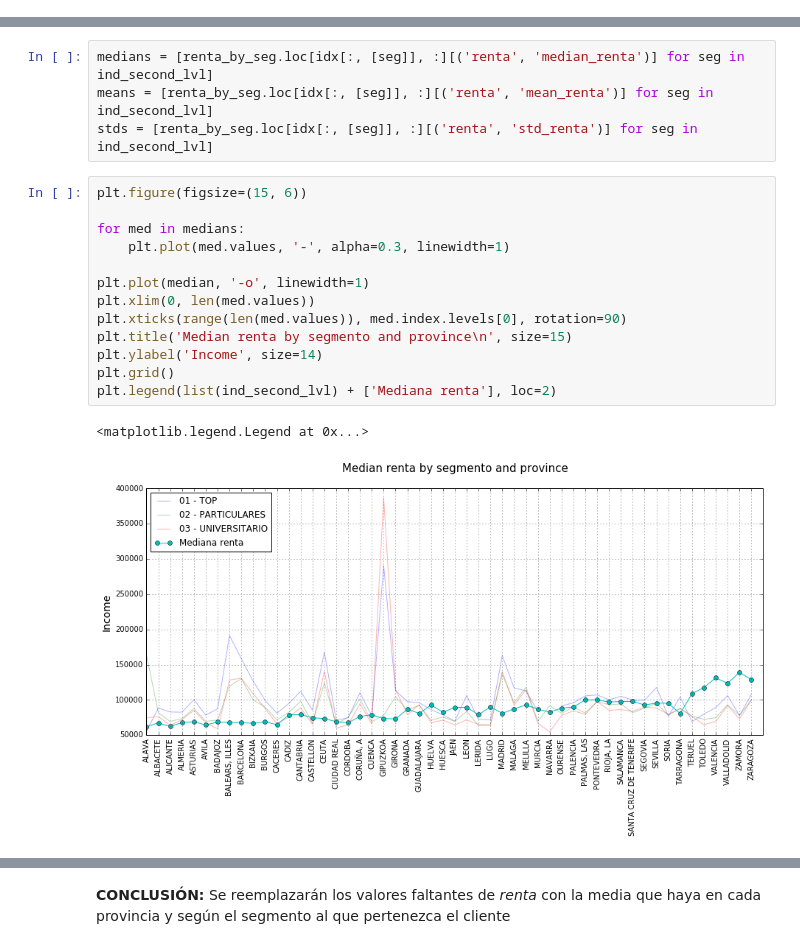
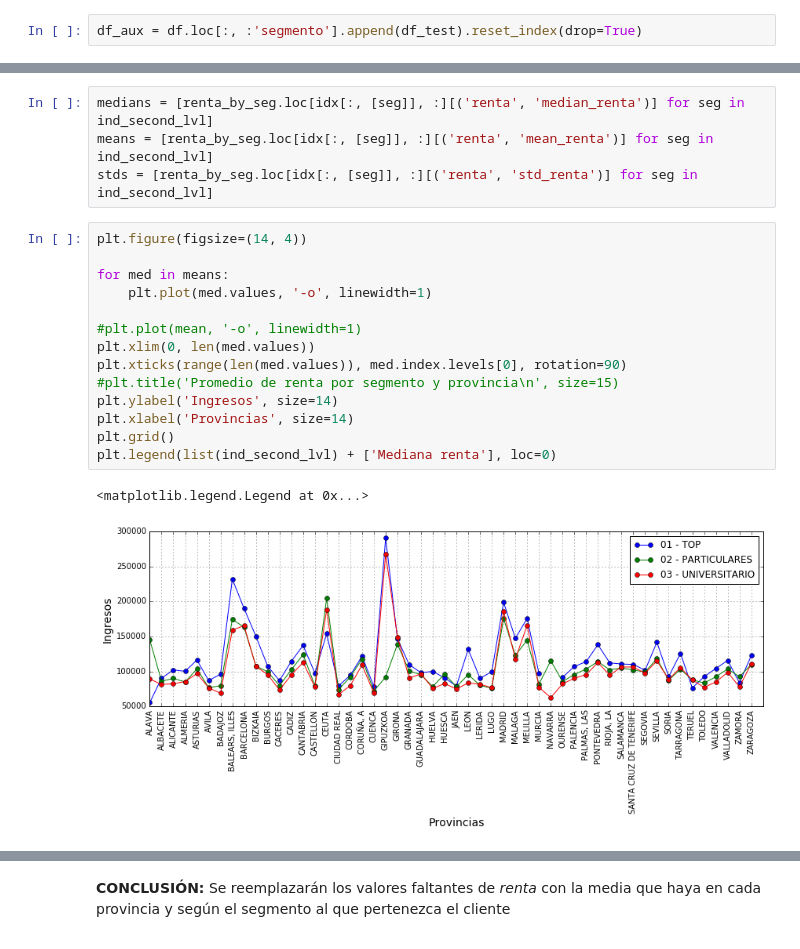
Before and after one commit to sergioml/degree_project, a Jupyter notebook: data_exploration_V2.ipynb, the cells around one changed output, grey strips where cells are left out. Saved outputs shown, nothing was run; the diff lists cells and outputs as text.

```diff
--- a/data_exploration_V2.ipynb
+++ b/data_exploration_V2.ipynb
@@ -250,0 +249,2 @@ May 2016  |931453        |27875         |0.03008    |920194        |26272
+# %%
+df_aux = df.loc[:, :'segmento'].append(df_test).reset_index(drop=True)
@@ -391,21 +473,22 @@ medians = [renta_by_seg.loc[idx[:, [seg]], :][('renta', 'median_renta')] for seg
 means = [renta_by_seg.loc[idx[:, [seg]], :][('renta', 'mean_renta')] for seg in ind_second_lvl]
 stds = [renta_by_seg.loc[idx[:, [seg]], :][('renta', 'std_renta')] for seg in ind_second_lvl]
 # %%
-plt.figure(figsize=(15, 6))
+plt.figure(figsize=(14, 4))
 
-for med in medians:
-    plt.plot(med.values, '-', alpha=0.3, linewidth=1)
+for med in means:
+    plt.plot(med.values, '-o', linewidth=1)
 
-plt.plot(median, '-o', linewidth=1)
+#plt.plot(mean, '-o', linewidth=1)
 plt.xlim(0, len(med.values))
 plt.xticks(range(len(med.values)), med.index.levels[0], rotation=90)
-plt.title('Median renta by segmento and province\n', size=15)
-plt.ylabel('Income', size=14)
+#plt.title('Promedio de renta por segmento y provincia\n', size=15)
+plt.ylabel('Ingresos', size=14)
+plt.xlabel('Provincias', size=14)
 plt.grid()
-plt.legend(list(ind_second_lvl) + ['Mediana renta'], loc=2)
+plt.legend(list(ind_second_lvl) + ['Mediana renta'], loc=0)
 # %% [output]
 <matplotlib.legend.Legend at 0x...>
-[figure, old version]
+[figure, new version]
 # %%
 fig, axes = plt.subplots(3, 1, sharex=True, figsize=(13, 12))
 #plt.figure(figsize=(15, 6))
```
Also changed, not shown: parts of 21 cells of this notebook, 2 other files.
